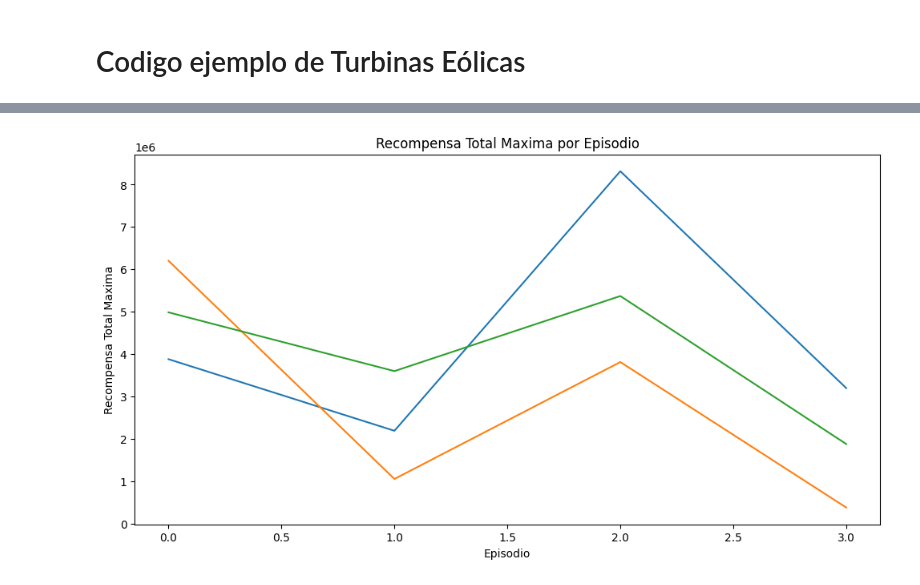
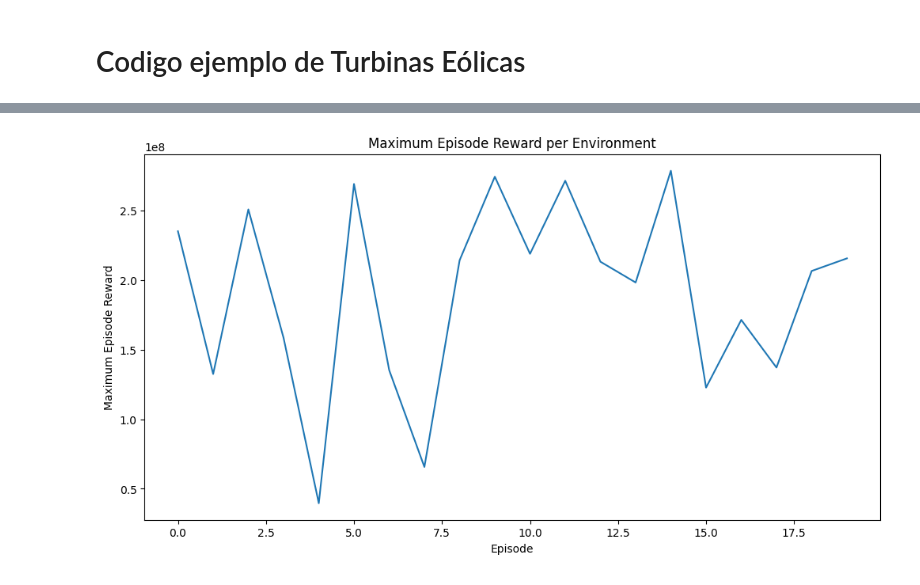
Before and after one commit to dpm1002/TFG-GII-Aprendizaje-por-refuerzo-Reinforcement-Learning-en-redes-opticas-pasivas, a Jupyter notebook: Codigo ejemplo propio/script.ipynb, the cells around one changed output, grey strips where cells are left out. Saved outputs shown, nothing was run; the diff lists cells and outputs as text; code cells hidden in the pictures.

```diff
--- a/Codigo ejemplo propio/script.ipynb
+++ b/Codigo ejemplo propio/script.ipynb
@@ -34,7 +34,7 @@ def make_env(env_id: str, rank: int, seed: int):
 if __name__ == "__main__":
     env_id = 'TurbinasEnv-v0'  # Asegúrate de que este ID coincida con el que registraste
 
-    num_cpu = 4  # Number of processes to use
+    num_cpu = 20  # Number of processes to use
     # Create the vectorized environment
 
     seed = np.random.randint(0, 10)
@@ -43,53 +43,76 @@ if __name__ == "__main__":
     vec_env = DummyVecEnv([make_env(env_id, i, seed) for i in range(num_cpu)])
 
 
+
     # Stable Baselines provides you with make_vec_env() helper
     # which does exactly the previous steps for you.
     # You can choose between `DummyVecEnv` (usually faster) and `SubprocVecEnv`
     # env = make_vec_env(env_id, n_envs=num_cpu, seed=0, vec_env_cls=SubprocVecEnv)
 
     model = PPO("MultiInputPolicy", vec_env, verbose=1, n_steps=2048)
-    model.learn(total_timesteps=25_000)
+    #Para aumentar el numero de iteraciones cambio el valor de total_timesteps
+    model.learn(total_timesteps=100_000)
 
     # Initialize the rewards list for each environment
-    episode_rewards = [[] for _ in range(num_cpu)]
-    episode_reward = [0 for _ in range(num_cpu)]
+
+    episode_rewards = [[] for _ in range(num_cpu)]  # List of lists to hold rewards per environment
+    num_episodes = [0 for _ in range(num_cpu)]  # Track the number of episodes completed per environment
+
+    episode_vars = []
+
+    # Reemplaza episode_rewards y episode_vars con una estructura que pueda mantener ambas
+    episode_data = [{'rewards': [], 'observations': []} for _ in range(num_cpu)]
 
     obs = vec_env.reset()
-    for _ in range(1000):  # Increase the range if necessary to cover entire episodes
+
+    for _ in range(1000):
         action, _states = model.predict(obs)
         obs, rewards, dones, info = vec_env.step(action)
 
-        print(f"Rewards: {rewards}, Dones: {dones}")  # Debug: Imprime las recompensas y dones
+        for i in range(num_cpu):
+            wind_speed = obs["wind_speed"][i, 0]  # Accede al elemento del entorno i-ésimo
+            wind_direction = obs["wind_direction"][i, 0]  # Accede al elemento del entorno i-ésimo
+            turbine_orientations = obs["turbine_orientations"][i, :]  # Accede a la fila entera del entorno i-ésimo
 
-        max=0
-
-        for i in range(num_cpu):
-            if max<rewards[i]:
-                episode_reward[i]=rewards[i]
-                max=episode_reward[i]
-            #episode_reward[i] += rewards[i]
+            # Guarda las recompensas y las observaciones juntas
+            episode_data[i]['rewards'].append(rewards[i])
+            episode_data[i]['observations'].append({
+                'wind_speed': wind_speed,
+                'wind_direction': wind_direction,
+                'turbine_orientation': turbine_orientations.tolist()
+            })
 
             if dones[i]:
-                episode_rewards[i].append(episode_reward[i])
-                max=0
-                episode_reward[i] = 0  # Reset the reward accumulator for the new episode
-                # If any environment is done, you need to reset all of them with vec_env.reset()
-                # This is because each environment within vec_env is not independent for reset purposes.
+                num_episodes[i] += 1  # Increment episode count for the environment
                 if 'reset' in info[i]:
                     obs = vec_env.reset()
-                    break  # Break out of the loop to avoid indexing errors.
 
-    #Calcula la media de las recompensas de los episodios en todos los entornos
-    print("Recompensas maximas por episodio:", episode_rewards)
+    max_rewards_info = []
 
-    # Gráfica de la recompensa total por episodio
-    plt.figure(figsize=(12, 6))  # Set a figure size if necessary
-    plt.plot(episode_rewards)
-    plt.xlabel('Episodio')
-    plt.ylabel('Recompensa Total Maxima')
-    plt.title('Recompensa Total Maxima por Episodio')
-    plt.savefig('reward_plot.png')  # Save the figure
-    plt.show()  # Show the plot
+    for episode in episode_data:
+        max_reward_index = np.argmax(episode['rewards'])
+        max_reward = episode['rewards'][max_reward_index]
+        max_reward_obs = episode['observations'][max_reward_index]
+
+        max_rewards_info.append({
+            'max_reward': max_reward,
+            'observations': max_reward_obs
+        })
+
+    # Imprime la información de las recompensas máximas y sus observaciones correspondientes
+    for info in max_rewards_info:
+        print(info)
+
+    max_rewards = [info['max_reward'] for info in max_rewards_info]
+
+
+    # And we plot the maximum reward across environments
+    plt.figure(figsize=(12, 6))
+    plt.plot(max_rewards)
+    plt.xlabel('Episode')
+    plt.ylabel('Maximum Episode Reward')
+    plt.title('Maximum Episode Reward per Environment')
+    plt.savefig('reward_plot.png')
+    plt.show()
 # %% [output]
 Using cpu device
@@ -112 +135 @@ Recompensas maximas por episodio: [[3879050.8, 6202296.0, 4984836.5], [2188527.5
-[figure, old version]
+[figure, new version]
```
Also changed, not shown: parts of 1 cell of this notebook, 2 other files.
